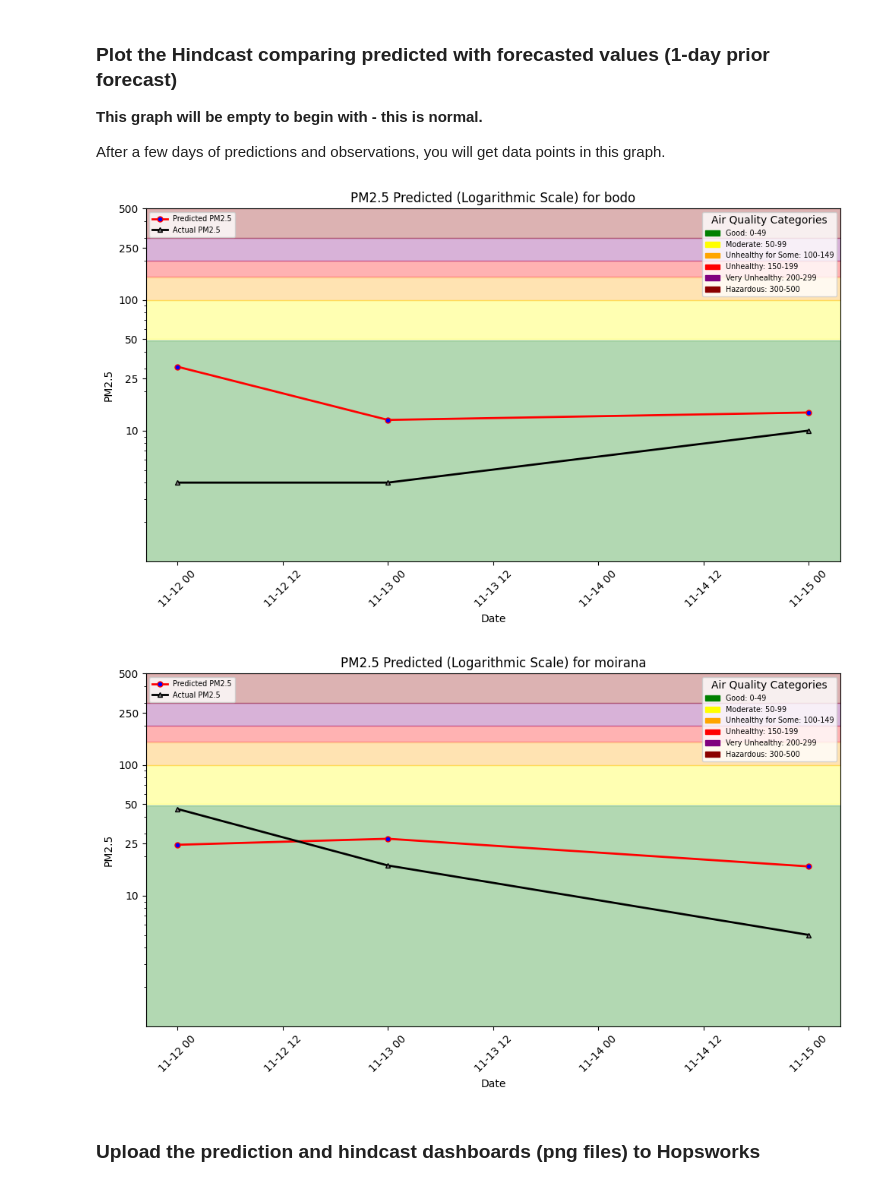
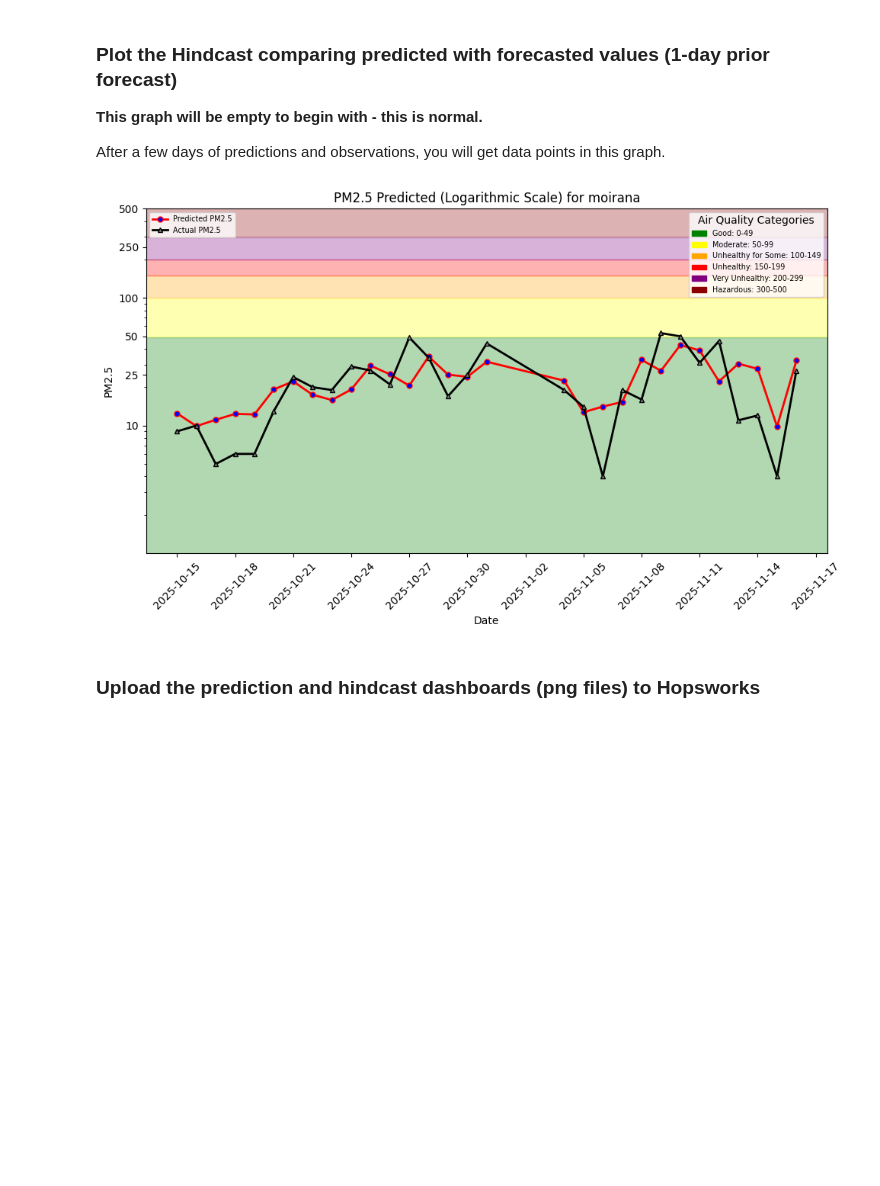
Before and after one commit to joarp/mlfs-book, a Jupyter notebook: notebooks/airquality/4_air_quality_batch_inference.ipynb, the cells around one changed output. Cells and saved outputs as stored; diff of their text form; code cells hidden in the pictures; blank space fills up the shorter version.

```diff
--- a/notebooks/airquality/4_air_quality_batch_inference.ipynb
+++ b/notebooks/airquality/4_air_quality_batch_inference.ipynb
@@ -273,6 +313,6 @@ batch_data.loc[mask]
 # %%
-for city in city_dict:
-    pred_file_path = f"{root_dir}/docs/air-quality/assets/img/pm25_forecast_{city}.png"
-    mask = batch_data["city"] == city
-    util.plot_air_quality_forecast(city, batch_data.loc[mask], pred_file_path)
+pred_file_path = f"{root_dir}/docs/air-quality/assets/img/pm25_forecast_{city}.png"
+plt = util.plot_air_quality_forecast(city, batch_data, pred_file_path)
+
+plt.show()
 # %% [output]
@@ -282,10 +321,10 @@ for city in city_dict:
 # %%
 # Get or create feature group
 monitor_fg = fs.get_or_create_feature_group(
-    name='aq_predictions',
+    name=f'aq_predictions_{city}',
     description='Air Quality prediction monitoring',
     version=1,
-    primary_key=['city','days_before_forecast_day'],
+    primary_key=['city','date','days_before_forecast_day'],
     event_time="date"
 )
 # %%
@@ -327,5 +368,5 @@ Finished: Reading data from Hopsworks, using Hopsworks Feature Query Service (1.
 # %%
-air_quality_fg = fs.get_feature_group(name='air_quality', version=1)
+air_quality_fg = fs.get_feature_group(name=f'air_quality_{city}', version=1)
 air_quality_df = air_quality_fg.read()
 air_quality_df
 # %% [output]
@@ -346,4 +387,5 @@ Finished: Reading data from Hopsworks, using Hopsworks Feature Query Service (1.
 # %%
+from mlfs.airquality import util
 outcome_df = air_quality_df[['date', 'pm25', 'city']]
 preds_df =  monitoring_df[['date', 'predicted_pm25', 'city']]
 
@@ -352,8 +394,7 @@ hindcast_df = hindcast_df.sort_values(by=['date'])
 
 # If there are no outcomes for predictions yet, generate some predictions/outcomes from existing data
 if len(hindcast_df) == 0:
-    print("test")
-    hindcast_df = util.backfill_predictions_for_monitoring(weather_fg, air_quality_df, monitor_fg, models, city_dict)
+    hindcast_df = util.backfill_predictions_for_monitoring(weather_fg, air_quality_fg, monitor_fg, retrieved_model)
 hindcast_df
 # %% [output]
 |  | date | predicted_pm25 | city | pm25 |
@@ -370,13 +421,11 @@ __This graph will be empty to begin with - this is normal.__
 
 After a few days of predictions and observations, you will get data points in this graph.
 # %%
-for city in city_dict:
-    hindcast_file_path = f"{root_dir}/docs/air-quality/assets/img/pm25_hindcast_1day_{city}.png"
-    mask = hindcast_df["city"] == city
-    util.plot_air_quality_forecast(city, hindcast_df.loc[mask], hindcast_file_path, hindcast=True)
+hindcast_file_path = f"{root_dir}/docs/air-quality/assets/img/pm25_hindcast_1day_{city}.png"
+util.plot_air_quality_forecast(city, hindcast_df, hindcast_file_path, hindcast=True)
+plt.show()
 # %% [output]
-[figure, old version]
+[figure, new version]
-[figure, removed]
 # %% [markdown]
 ### Upload the prediction and hindcast dashboards (png files) to Hopsworks
 # %%
```
Also changed, not shown: parts of 21 cells of this notebook, 19 other files.
